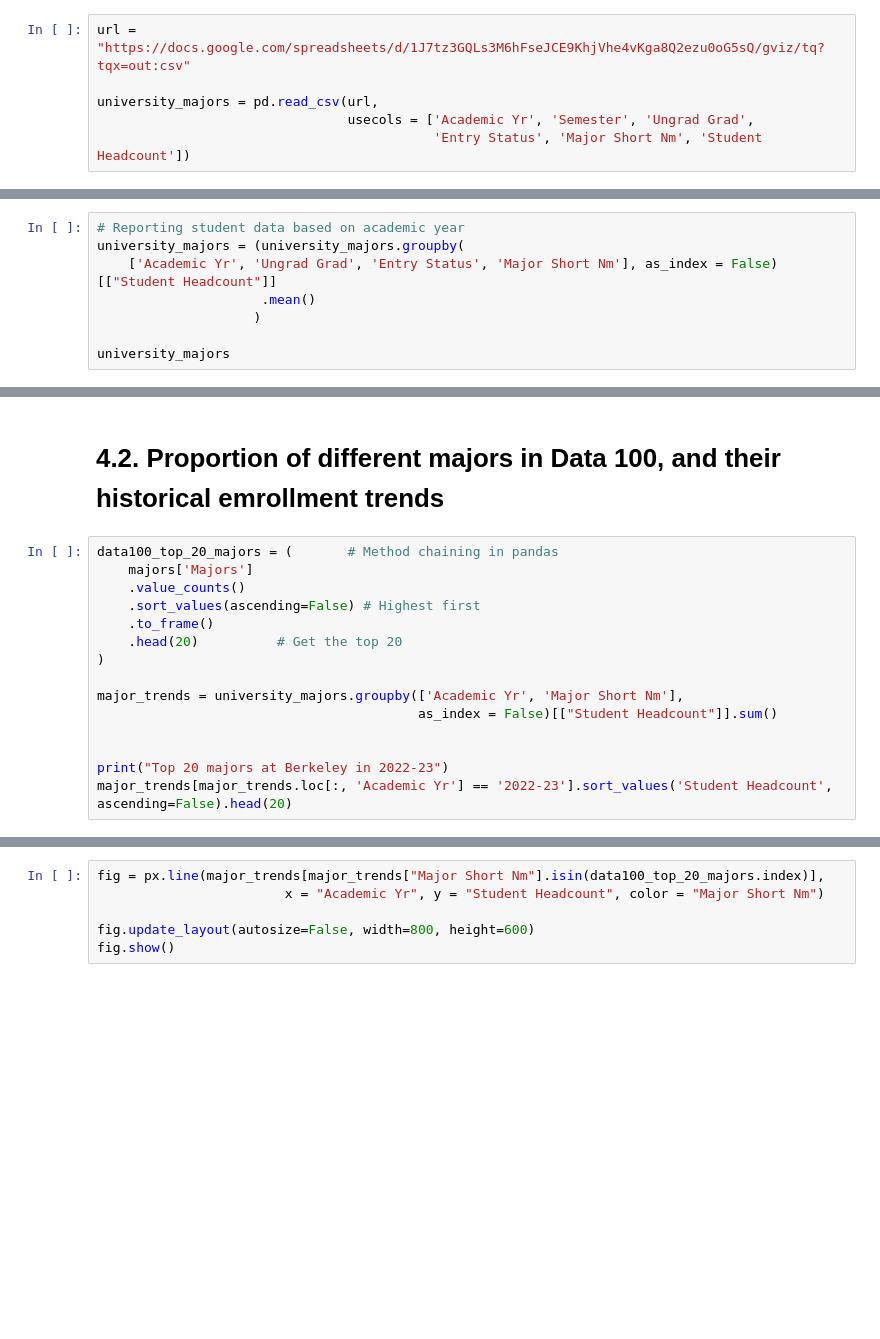
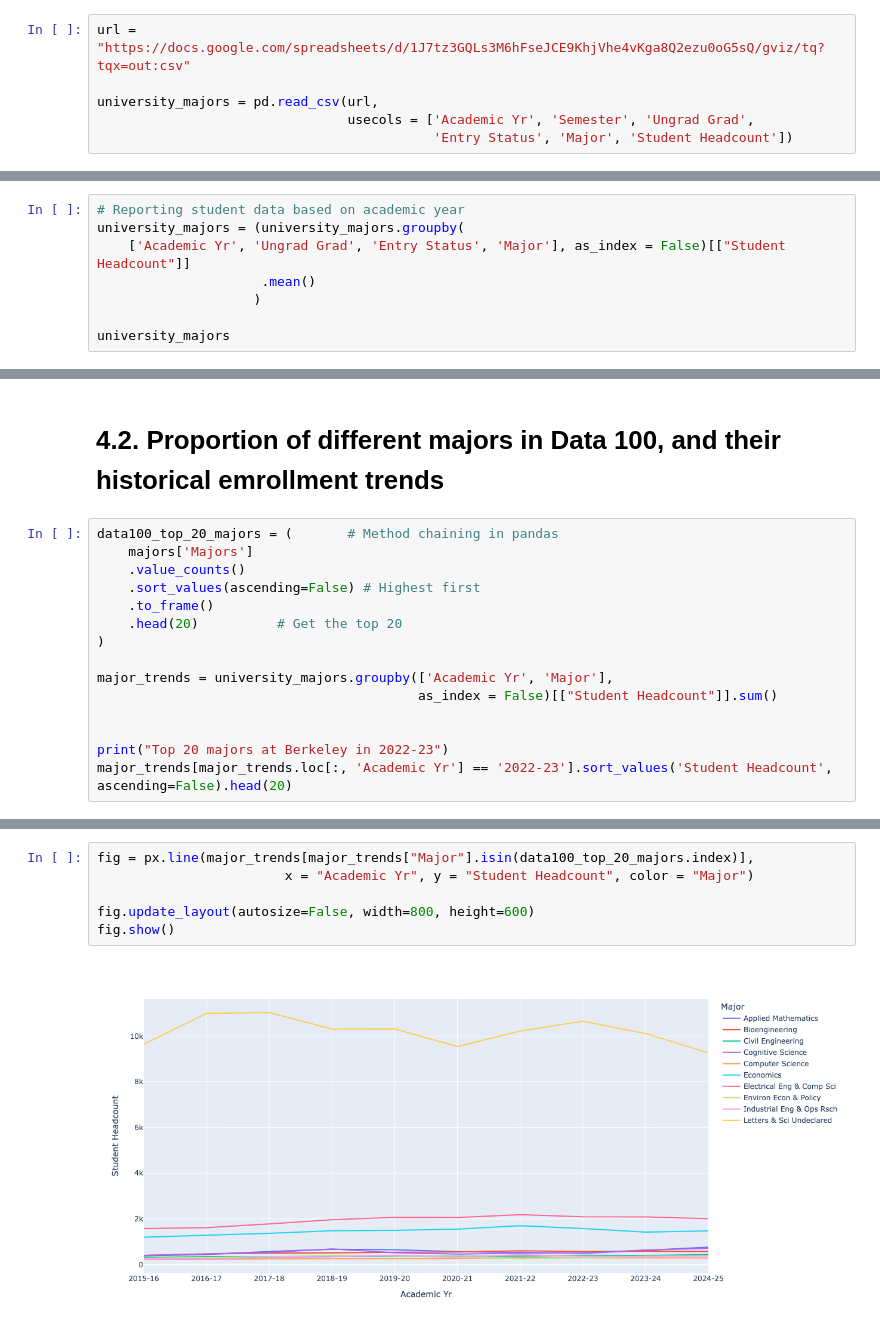
Before and after one commit to eccdatascience/csci9-sp26-student, a Jupyter notebook: lecture/intro/intro.ipynb, the cells around one changed output, grey strips where cells are left out. Saved outputs shown, nothing was run; the diff lists cells and outputs as text; blank space fills up the shorter version.

Commit message:
fix "major" column name

```diff
--- a/lecture/intro/intro.ipynb
+++ b/lecture/intro/intro.ipynb
@@ -273,7 +417,7 @@ url = "https://docs.google.com/spreadsheets/d/1J7tz3GQLs3M6hFseJCE9KhjVhe4vKga8Q
 
 university_majors = pd.read_csv(url,
                                 usecols = ['Academic Yr', 'Semester', 'Ungrad Grad',
-                                           'Entry Status', 'Major Short Nm', 'Student Headcount'])
+                                           'Entry Status', 'Major', 'Student Headcount'])
 # %% [markdown]
 # 3. Exploratory Data Analysis on Campus Data
 
@@ -286,7 +444,7 @@ The data is reported on a semester basis. We will aggregate data across differen
 # %%
 # Reporting student data based on academic year
 university_majors = (university_majors.groupby(
-    ['Academic Yr', 'Ungrad Grad', 'Entry Status', 'Major Short Nm'], as_index = False)[["Student Headcount"]]
+    ['Academic Yr', 'Ungrad Grad', 'Entry Status', 'Major'], as_index = False)[["Student Headcount"]]
                      .mean()
                     )
 
@@ -357,7 +536,7 @@ data100_top_20_majors = (       # Method chaining in pandas
     .head(20)          # Get the top 20
 )
 
-major_trends = university_majors.groupby(['Academic Yr', 'Major Short Nm'],
+major_trends = university_majors.groupby(['Academic Yr', 'Major'],
                                          as_index = False)[["Student Headcount"]].sum()
 
 
@@ -376,9 +629,11 @@ print(data100_top_20_majors)
 # %%
-fig = px.line(major_trends[major_trends["Major Short Nm"].isin(data100_top_20_majors.index)],
-                        x = "Academic Yr", y = "Student Headcount", color = "Major Short Nm")
+fig = px.line(major_trends[major_trends["Major"].isin(data100_top_20_majors.index)],
+                        x = "Academic Yr", y = "Student Headcount", color = "Major")
 
 fig.update_layout(autosize=False, width=800, height=600)
 fig.show()
+# %% [output]
+[figure, added]
 # %%
 data100_top_19_majors = data100_top_20_majors.iloc[1:,:]
 
```
Also changed, not shown: parts of 31 cells of this notebook.
